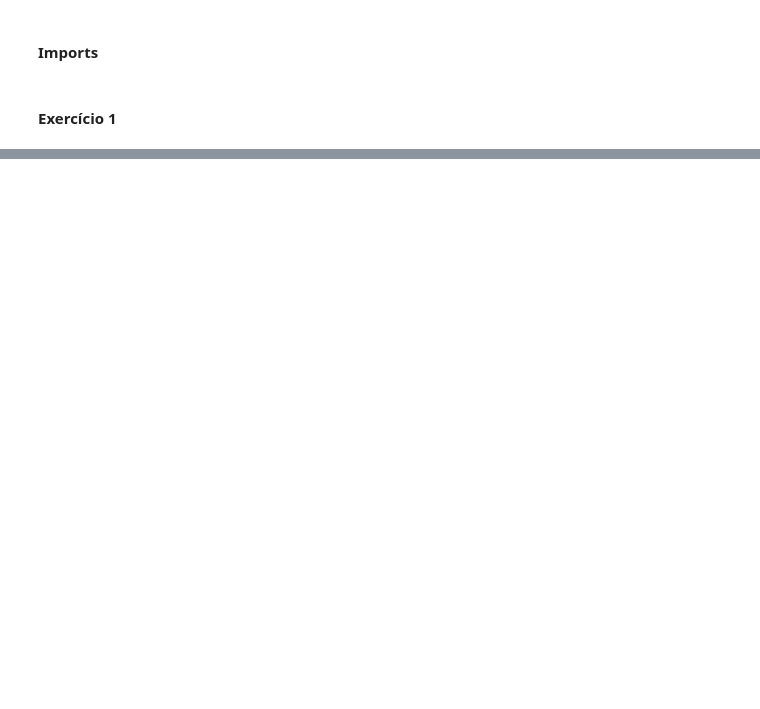
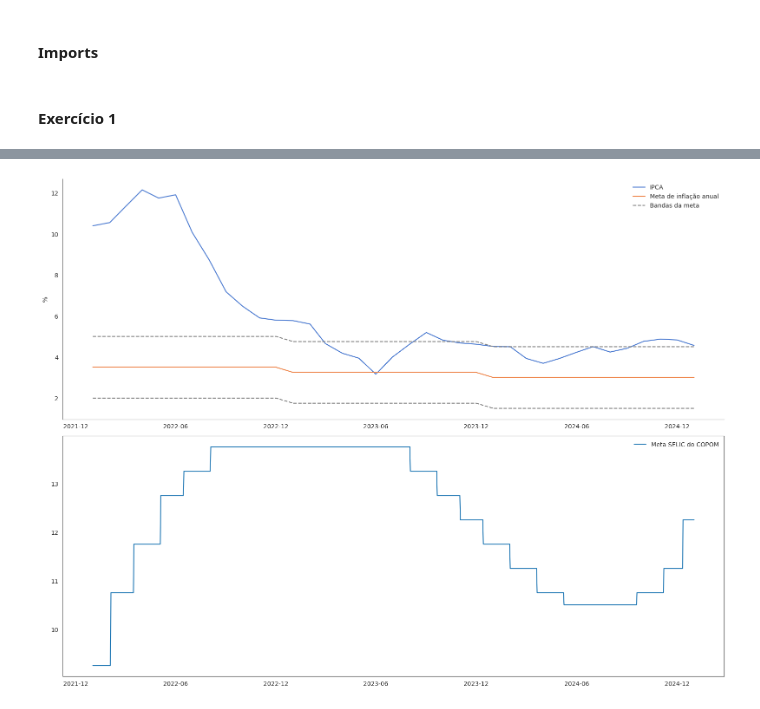
Before and after one commit to prtorques/RCM2, a Jupyter notebook: notebooks/graphs.ipynb, the cells around one changed output, grey strips where cells are left out. Saved outputs shown, nothing was run; the diff lists cells and outputs as text; code cells hidden in the pictures; blank space fills up the shorter version.

```diff
--- a/notebooks/graphs.ipynb
+++ b/notebooks/graphs.ipynb
@@ -101,0 +102,68 @@ plt.show()
+# %%
+# Requisição
+# A API do Bacen parece meio instável, por vezes as requisições funcionam e por vezes não
+tb_ipca = sgs.dataframe({13522: "IPCA"}, start='2022-01-01', end='2025-01-01')
+#time.sleep(10)
+tb_meta = sgs.dataframe({13521: "Meta de inflação anual"}, start='2022-01-01', end='2025-01-01')
+tb_jur2022 = sgs.dataframe({432: "Meta SELIC do COPOM"}, start='2022-01-01', end='2025-01-01')
+tb_meta = tb_meta.resample('MS').ffill()
+tb_meta["Banda inferior"] = tb_meta["Meta de inflação anual"] - 1.5
+tb_meta["Banda superior"] = tb_meta["Meta de inflação anual"] + 1.5
+# %%
+# Graficagem
+tb_ipca_graf = tb_ipca["IPCA"].reset_index().melt(id_vars='data', var_name='classif', value_name='values')
+tb_meta_graf = tb_meta["Meta de inflação anual"].reset_index().melt(id_vars='data', var_name='classif', value_name='values')
+tb_bandalower_graf = tb_meta["Banda inferior"].reset_index().melt(id_vars='data', var_name='classif', value_name='values')
+tb_bandaupper_graf = tb_meta["Banda superior"].reset_index().melt(id_vars='data', var_name='classif', value_name='values')
+tb_jur2022_graf = tb_jur2022["Meta SELIC do COPOM"].reset_index().melt(id_vars='data', var_name='classif', value_name='values')
+
+
+sns.set_style("white")
+sns.set_style("white")
+palette = sns.color_palette(['grey'], 2)
+
+plt.figure(figsize=(16, 12))
+plt.subplot(2, 1, 1)
+lineplot = sns.lineplot(
+    data=pd.concat([tb_ipca_graf,tb_meta_graf]),
+    x='data',
+    y='values',
+    hue='classif',
+    palette="muted"
+)
+lineplot = sns.lineplot(
+    data=pd.concat([tb_bandalower_graf,tb_bandaupper_graf]),
+    x='data',
+    y='values',
+    hue='classif',
+    palette=palette,
+    linestyle='--'
+)
+plt.xlabel(None)
+plt.ylabel("%")
+sns.despine()
+handles, labels = plt.gca().get_legend_handles_labels()
+plt.legend(handles=handles, labels=["IPCA", "Meta de inflação anual", "Bandas da meta"], frameon=False, loc='upper right')
+
+
+ax = plt.gca()
+import matplotlib.dates as mdates
+ax.xaxis.set_major_locator(mdates.MonthLocator(bymonth=[12,6]))
+ax.xaxis.set_major_formatter(mdates.DateFormatter('%Y-%m'))
+
+plt.subplot(2, 1, 2)
+sns.lineplot(data=tb_jur2022_graf, x='data', y='values', hue='classif')
+plt.title(None)
+plt.xlabel(None)
+plt.ylabel(None)
+plt.legend(frameon=False)
+ax = plt.gca()
+import matplotlib.dates as mdates
+ax.xaxis.set_major_locator(mdates.MonthLocator(bymonth=[12,6]))
+ax.xaxis.set_major_formatter(mdates.DateFormatter('%Y-%m'))
+
+plt.tight_layout()
+
+plt.show()
+# %% [output]
+[figure, added]
```
Also changed, not shown: parts of 5 cells of this notebook.
